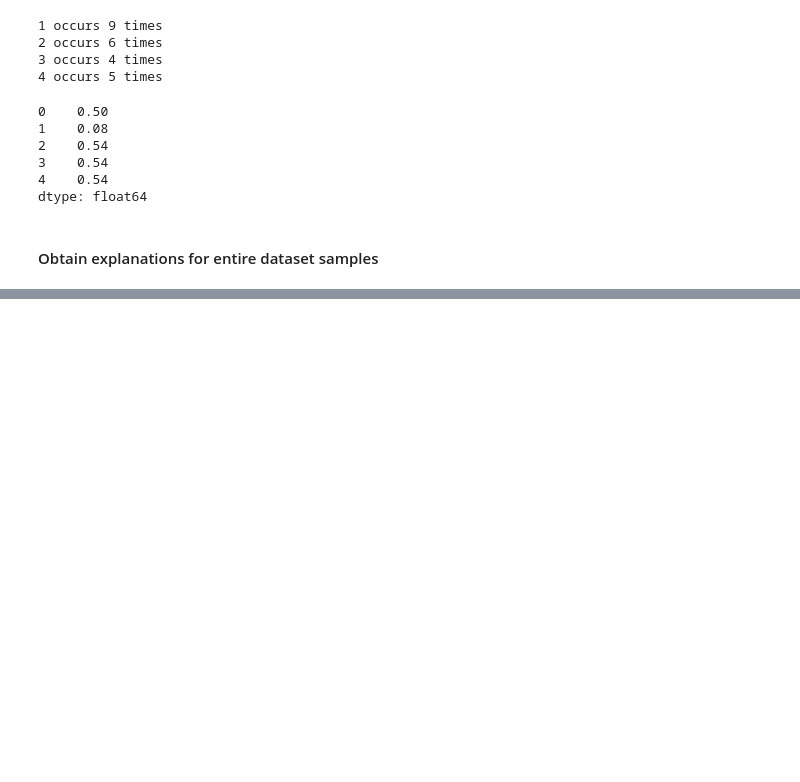
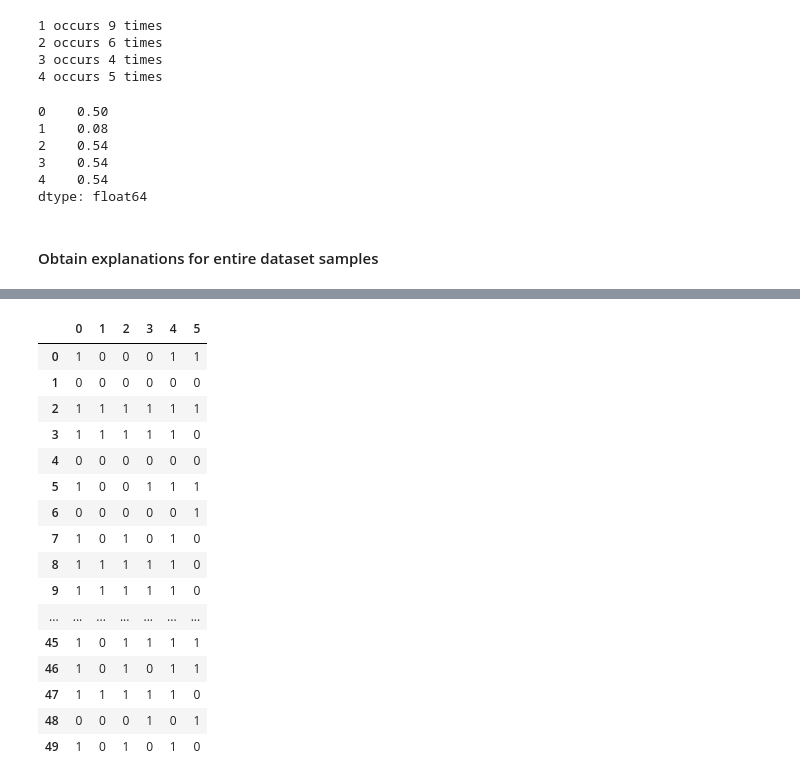
Before and after one commit to stefanhuber1510/enforcing-the-digital-services-act, a Jupyter notebook: 7-Self-Labelled-Data/exploring-disagreement.ipynb, the cells around one changed output, grey strips where cells are left out. Cells and saved outputs as stored; diff of their text form; code cells hidden in the pictures; blank space fills up the shorter version.

```diff
--- a/7-Self-Labelled-Data/exploring-disagreement.ipynb
+++ b/7-Self-Labelled-Data/exploring-disagreement.ipynb
@@ -107,0 +133,2 @@ new_df
+# %%
+user_labels = [sample["label"] for sample in df]
@@ -107,0 +155,26 @@ new_df
+# %%
+labels_modified0 = labels
+# %%
+user_labels = pd.DataFrame(user_labels)
+# %%
+user_labels[5] = labels_modified0
+# %%
+user_labels
+# %% [output]
+|  | 0 | 1 | 2 | 3 | 4 | 5 |
+| 0 | 1 | 0 | 0 | 0 | 1 | 1 |
+| 1 | 0 | 0 | 0 | 0 | 0 | 0 |
+| 2 | 1 | 1 | 1 | 1 | 1 | 1 |
+| 3 | 1 | 1 | 1 | 1 | 1 | 0 |
+| 4 | 0 | 0 | 0 | 0 | 0 | 0 |
+| 5 | 1 | 0 | 0 | 1 | 1 | 1 |
+| 6 | 0 | 0 | 0 | 0 | 0 | 1 |
+| 7 | 1 | 0 | 1 | 0 | 1 | 0 |
+| 8 | 1 | 1 | 1 | 1 | 1 | 0 |
+| 9 | 1 | 1 | 1 | 1 | 1 | 0 |
+| ... | ... | ... | ... | ... | ... | ... |
+| 45 | 1 | 0 | 1 | 1 | 1 | 1 |
+| 46 | 1 | 0 | 1 | 0 | 1 | 1 |
+| 47 | 1 | 1 | 1 | 1 | 1 | 0 |
+| 48 | 0 | 0 | 0 | 1 | 0 | 1 |
+| 49 | 1 | 0 | 1 | 0 | 1 | 0 |
```
Also changed, not shown: parts of 29 cells of this notebook, 8 other files.
